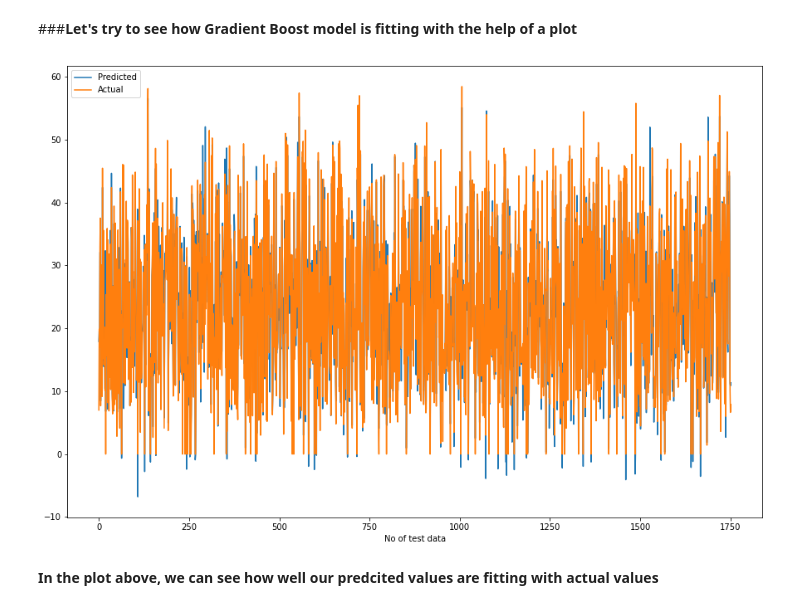
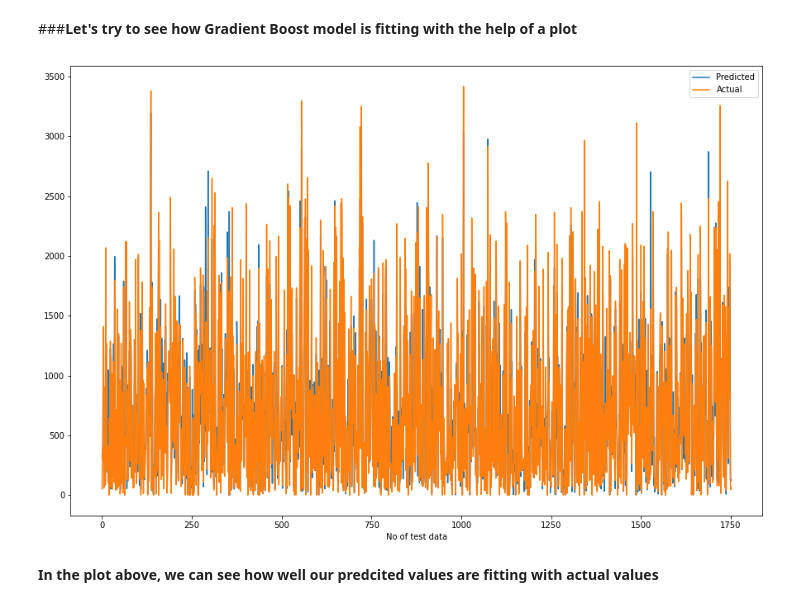
Before and after one commit to iamNirmeshGupta/Bike-Sharing-Demand-Prediction-, a Jupyter notebook: Bike_Sharing_Demand_Prediction_Capstone_Project_Nirmesh_Gupta.ipynb, the cells around one changed output. Drawn from its saved outputs; the diff is of its cells as text; code cells hidden in the pictures.

```diff
--- a/Bike_Sharing_Demand_Prediction_Capstone_Project_Nirmesh_Gupta.ipynb
+++ b/Bike_Sharing_Demand_Prediction_Capstone_Project_Nirmesh_Gupta.ipynb
@@ -707,17 +710,17 @@ evaluation_df
 # %%
 # Plotting Predicted values by Gradient Boosting Regressor and Actual values
 
 gb_reg.fit(x_train,y_train)
 y_pred = gb_reg.predict(x_test)
 
 plt.figure(figsize=(15,10))
-plt.plot(y_pred)
-plt.plot(np.array(y_test))
+plt.plot((y_pred)**2)
+plt.plot(np.array((y_test)**2))
 plt.legend(["Predicted","Actual"])
 plt.xlabel('No of test data')
 plt.show()
 # %% [output]
-[figure, old version]
+[figure, new version]
 # %% [markdown]
 **In the plot above, we can see how well our predcited values are fitting with actual values**
 # %% [markdown]
```
Also changed, not shown: parts of 17 cells of this notebook.
